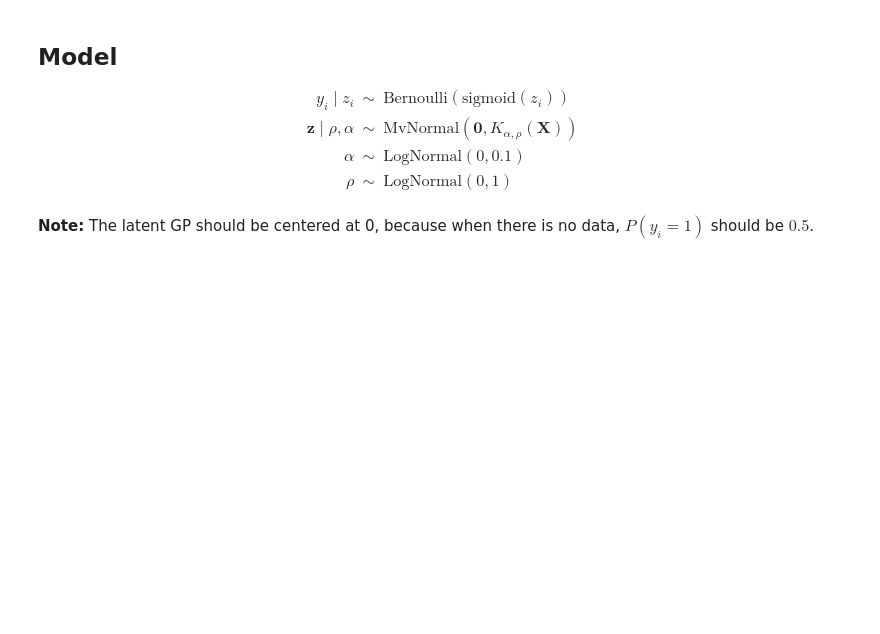
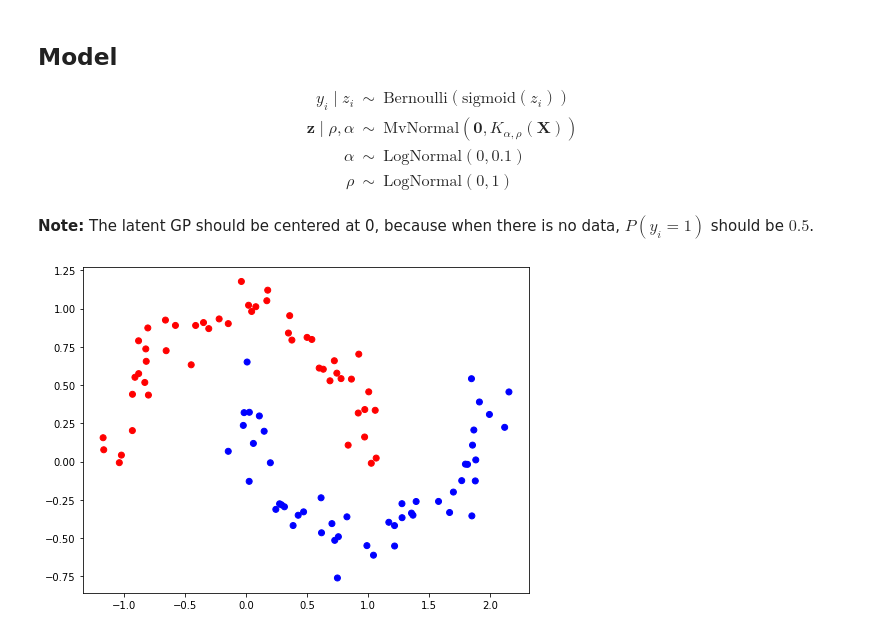
Before and after one commit to luiarthur/TuringBnpBenchmarks, a Jupyter notebook: src/gp-binary/notebooks/gp_binary_stan.ipynb, the cells around one changed output. Drawn from its saved outputs; the diff is of its cells as text; code cells hidden in the pictures; blank space fills up the shorter version.

```diff
--- a/src/gp-binary/notebooks/gp_binary_stan.ipynb
+++ b/src/gp-binary/notebooks/gp_binary_stan.ipynb
@@ -32,11 +38,10 @@ y = np.array(simdata['y'])
 # %%
 def plot_data(X, y):
     colors = np.array(['red', 'blue'])
-    go.Figure()
-    fig = go.Figure()
-    fig.add_trace(go.Scatter(x=X[:, 0], y=X[:, 1], mode='markers',
-                             marker=dict(color=colors[y])))
-    fig.update_layout(
-        margin=dict(l=20, r=20, t=20, b=20)
-    )
-    fig.show()
+    plt.scatter(X[:, 0], X[:, 1], color=colors[y])
+    plt.show()
+
+plt.figure(figsize=(8, 6))
+plot_data(X, y)
+# %% [output]
+[figure, added]
```
Also changed, not shown: parts of 15 cells of this notebook, 1 other file.
